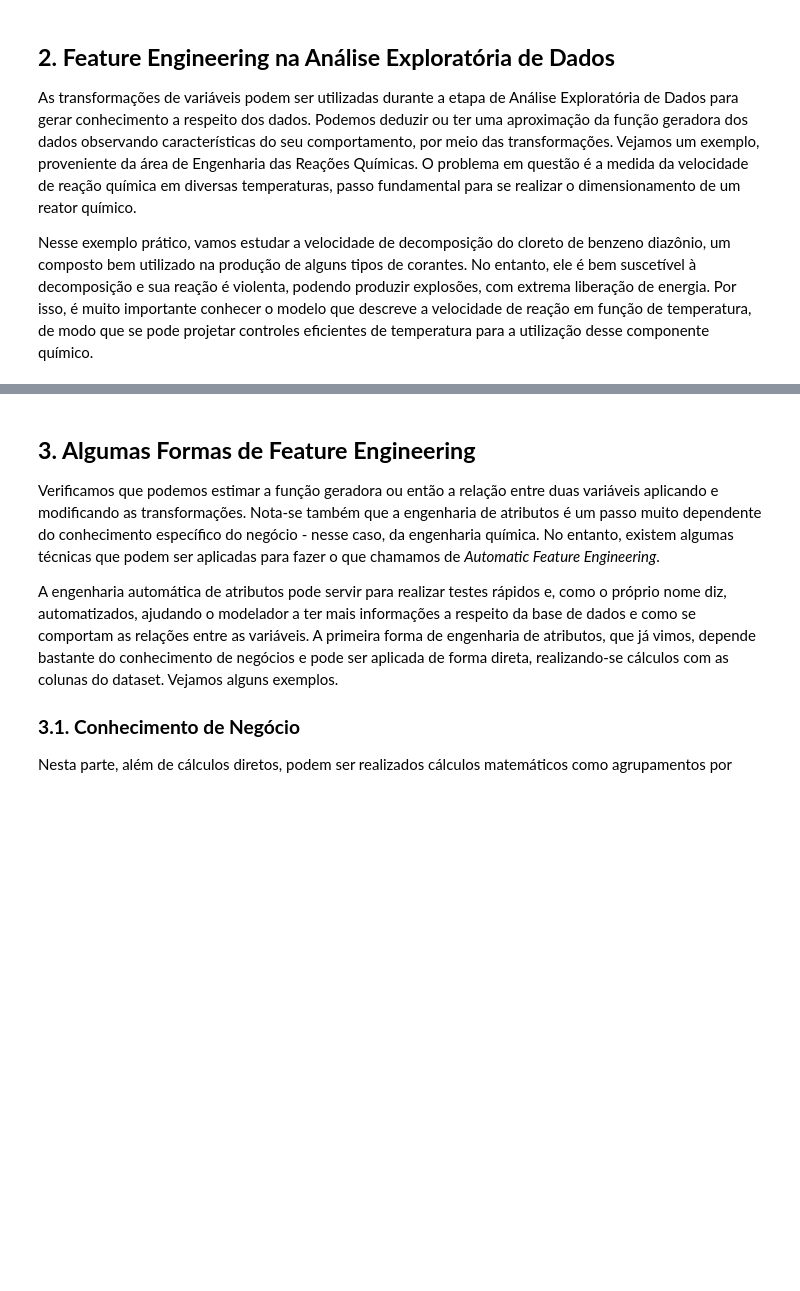
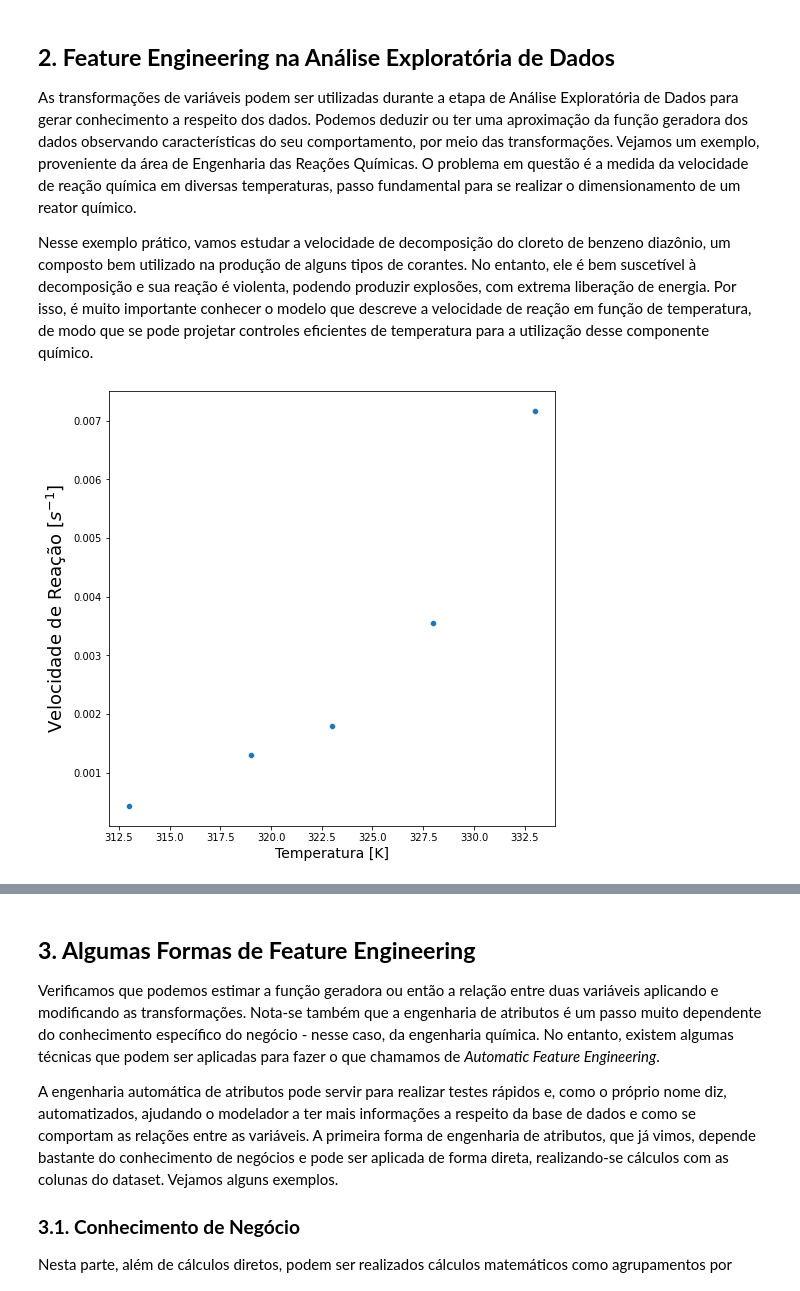
Before and after one commit to joaopasini/letscode_repository, a Jupyter notebook: Módulo 11 - Machine Learning III/Aula_4_FeatureEngineering_alunos.ipynb, the cells around one changed output, grey strips where cells are left out. Drawn from its saved outputs; the diff is of its cells as text; code cells hidden in the pictures; blank space fills up the shorter version.

```diff
--- a/Módulo 11 - Machine Learning III/Aula_4_FeatureEngineering_alunos.ipynb
+++ b/Módulo 11 - Machine Learning III/Aula_4_FeatureEngineering_alunos.ipynb
@@ -34,0 +51,14 @@ Nesse exemplo prático, vamos estudar a velocidade de decomposição do cloreto
+# %%
+# dados de laboratório - reação de decomposição de cloreto de benzeno
+# diazônio em clorobenzeno e nitrogênio
+k = [0.00043, 0.0013, 0.00180, 0.00355, 0.00717]
+T = [313, 319, 323, 328, 333]
+# %%
+# visualizando os dados
+plt.figure(figsize=(8, 8))
+sns.scatterplot(T, k)
+plt.xlabel('Temperatura [K]', size=14)
+plt.ylabel('Velocidade de Reação [' + r'$s^{-1}$]', size=18)
+plt.show()
+# %% [output]
+[figure, added]
```
Also changed, not shown: parts of 31 cells of this notebook, 2 other files.
